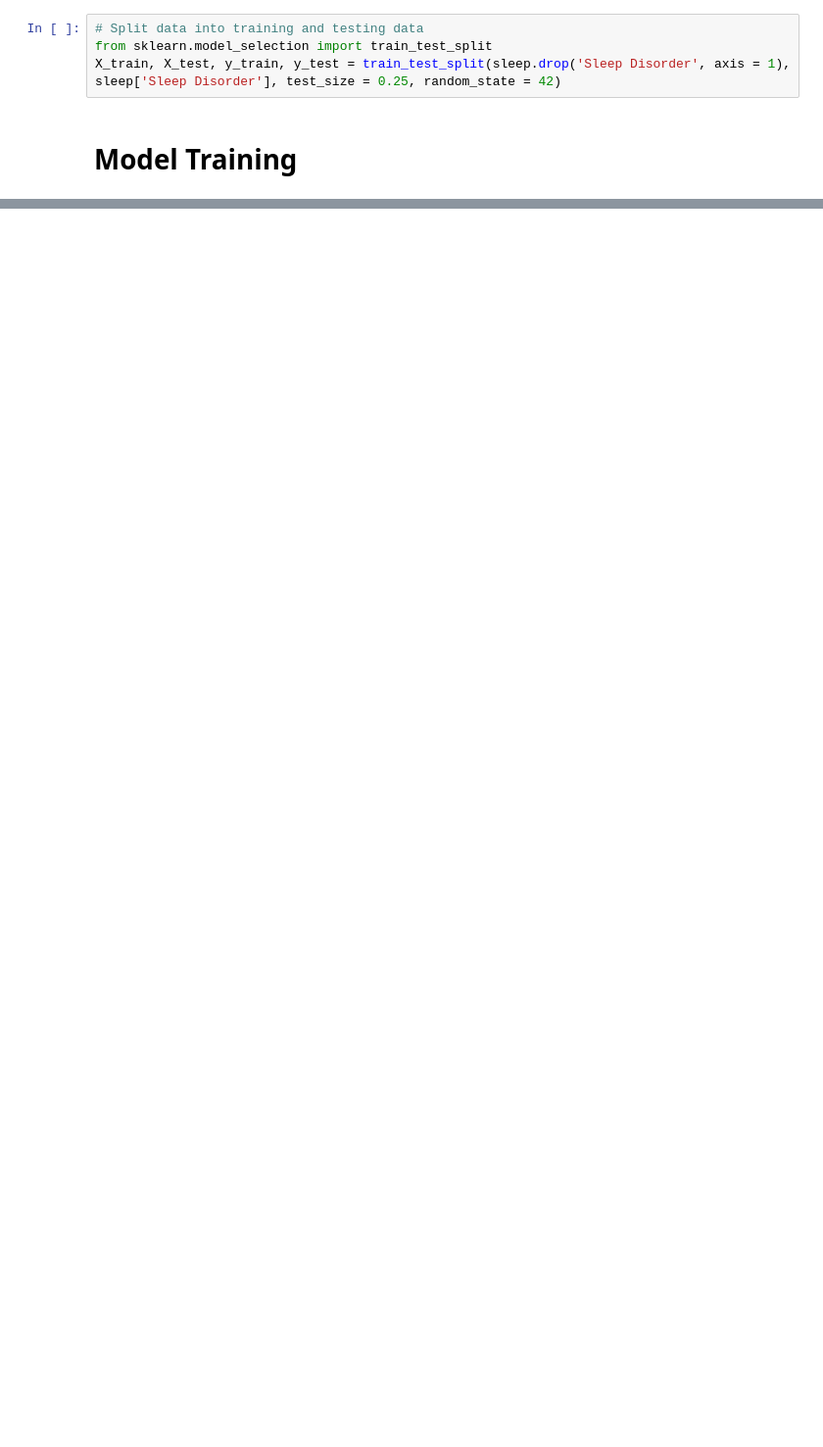
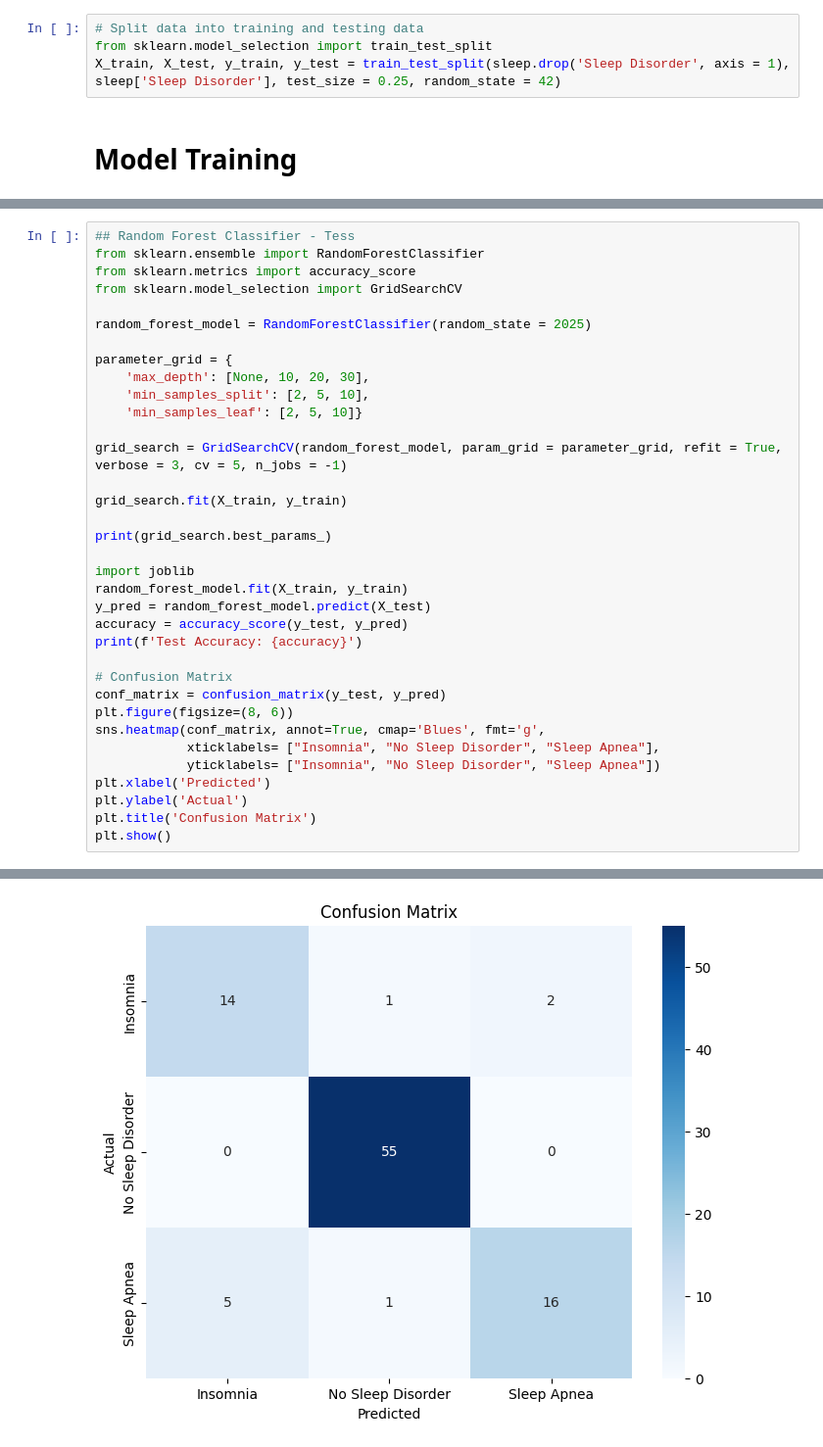
Before and after one commit to sabrinacheung06/Sleep-Disorder-Prediction, a Jupyter notebook: sleep_prediction.ipynb, the cells around one changed output, grey strips where cells are left out. Shown at 98% size. Drawn from its saved outputs; the diff is of its cells as text; blank space fills up the shorter version.

```diff
--- a/sleep_prediction.ipynb
+++ b/sleep_prediction.ipynb
@@ -171,0 +274,36 @@ X_train, X_test, y_train, y_test = train_test_split(sleep.drop('Sleep Disorder',
+# %%
+## Random Forest Classifier - Tess
+from sklearn.ensemble import RandomForestClassifier
+from sklearn.metrics import accuracy_score
+from sklearn.model_selection import GridSearchCV
+
+random_forest_model = RandomForestClassifier(random_state = 2025)
+
+parameter_grid = {
+    'max_depth': [None, 10, 20, 30],
+    'min_samples_split': [2, 5, 10],
+    'min_samples_leaf': [2, 5, 10]}
+
+grid_search = GridSearchCV(random_forest_model, param_grid = parameter_grid, refit = True, verbose = 3, cv = 5, n_jobs = -1)
+
+grid_search.fit(X_train, y_train)
+
+print(grid_search.best_params_)
+
+import joblib
+random_forest_model.fit(X_train, y_train)
+y_pred = random_forest_model.predict(X_test)
+accuracy = accuracy_score(y_test, y_pred)
+print(f'Test Accuracy: {accuracy}')
+
+# Confusion Matrix
+conf_matrix = confusion_matrix(y_test, y_pred)
+plt.figure(figsize=(8, 6))
+sns.heatmap(conf_matrix, annot=True, cmap='Blues', fmt='g',
+            xticklabels= ["Insomnia", "No Sleep Disorder", "Sleep Apnea"],
+            yticklabels= ["Insomnia", "No Sleep Disorder", "Sleep Apnea"])
+plt.xlabel('Predicted')
+plt.ylabel('Actual')
+plt.title('Confusion Matrix')
+plt.show()
+# %% [output]
@@ -171,0 +313 @@ X_train, X_test, y_train, y_test = train_test_split(sleep.drop('Sleep Disorder',
+[figure, added]
```
Also changed, not shown: parts of 12 cells of this notebook.
